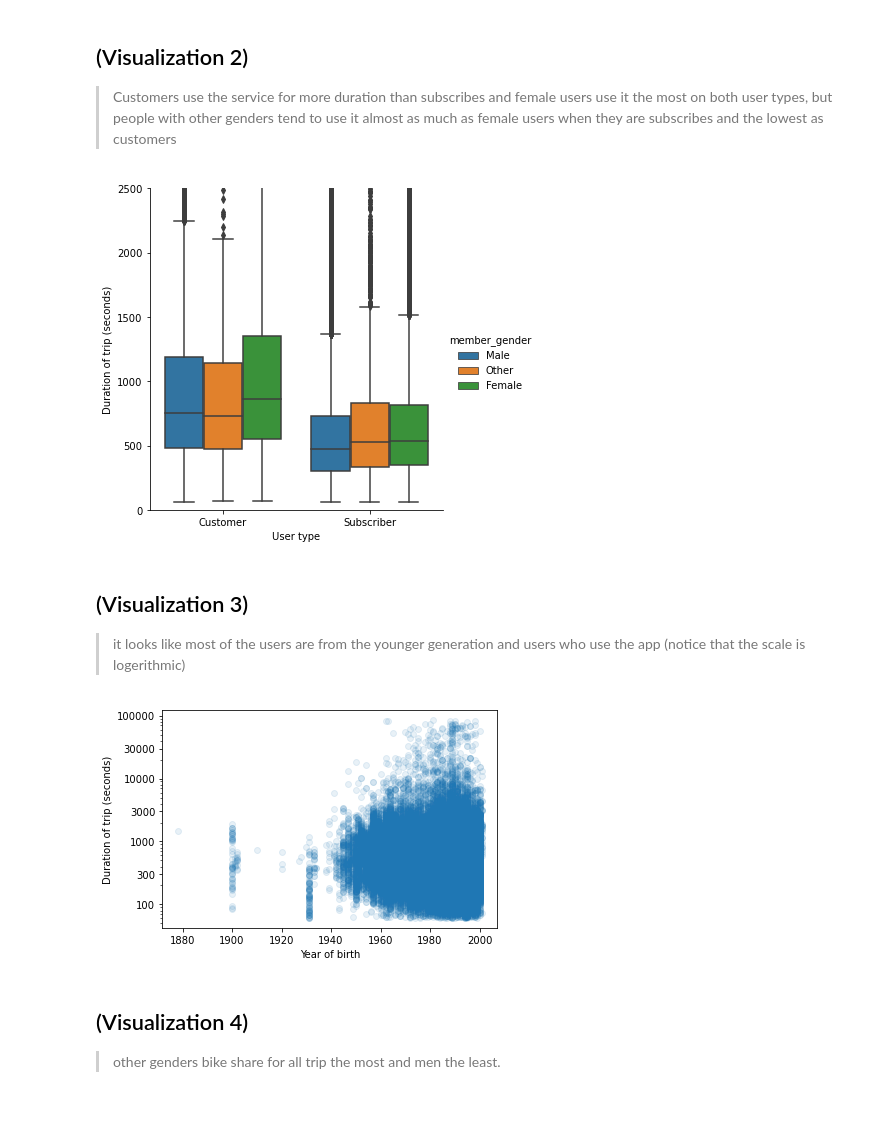
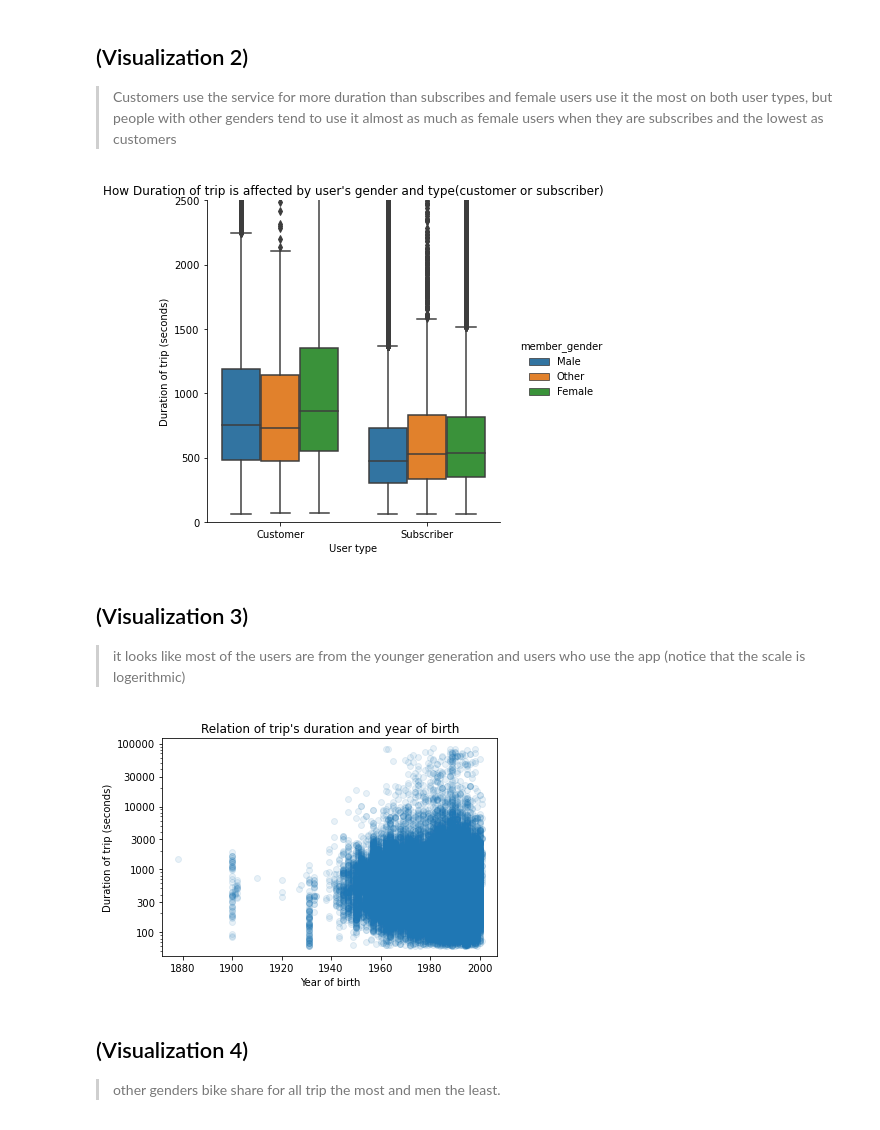
Before and after one commit to AbdelrahmanT/Communicate-Data-Findings-Udacity-Project, a Jupyter notebook: slide_deck_template.ipynb, the cells around one changed output. Saved outputs shown, nothing was run; the diff lists cells and outputs as text; code cells hidden in the pictures.

```diff
--- a/slide_deck_template.ipynb
+++ b/slide_deck_template.ipynb
@@ -51,12 +52,13 @@ plt.show()
 # %%
 g = sb.catplot(x="user_type", y="duration_sec", hue="member_gender",
             kind="box", data=df_clean)
 plt.ylim(0,2500)
 
 plt.xlabel('User type')
-plt.ylabel('Duration of trip (seconds)');
+plt.ylabel('Duration of trip (seconds)')
+plt.title('How Duration of trip is affected by user\'s gender and type(customer or subscriber)');
 # %% [output]
-[figure, old version]
+[figure, new version]
 # %% [markdown]
 ## (Visualization 3)
 > it looks like most of the users are from the younger generation and users who use the app (notice that the scale is logerithmic)
@@ -66,9 +68,10 @@ plt.yscale('log')
 plt.yticks([100,300,1000,3000,10000,30000,100000],[100,300,1000,3000,10000,30000,100000])
 
 plt.xlabel('Year of birth')
-plt.ylabel('Duration of trip (seconds)');
+plt.ylabel('Duration of trip (seconds)')
+plt.title('Relation of trip\'s duration and year of birth');
 # %% [output]
-[figure, old version]
+[figure, new version]
 # %% [markdown]
 ## (Visualization 4)
 > other genders bike share for all trip the most and men the least.
```
Also changed, not shown: parts of 4 cells of this notebook, 3 other files.
